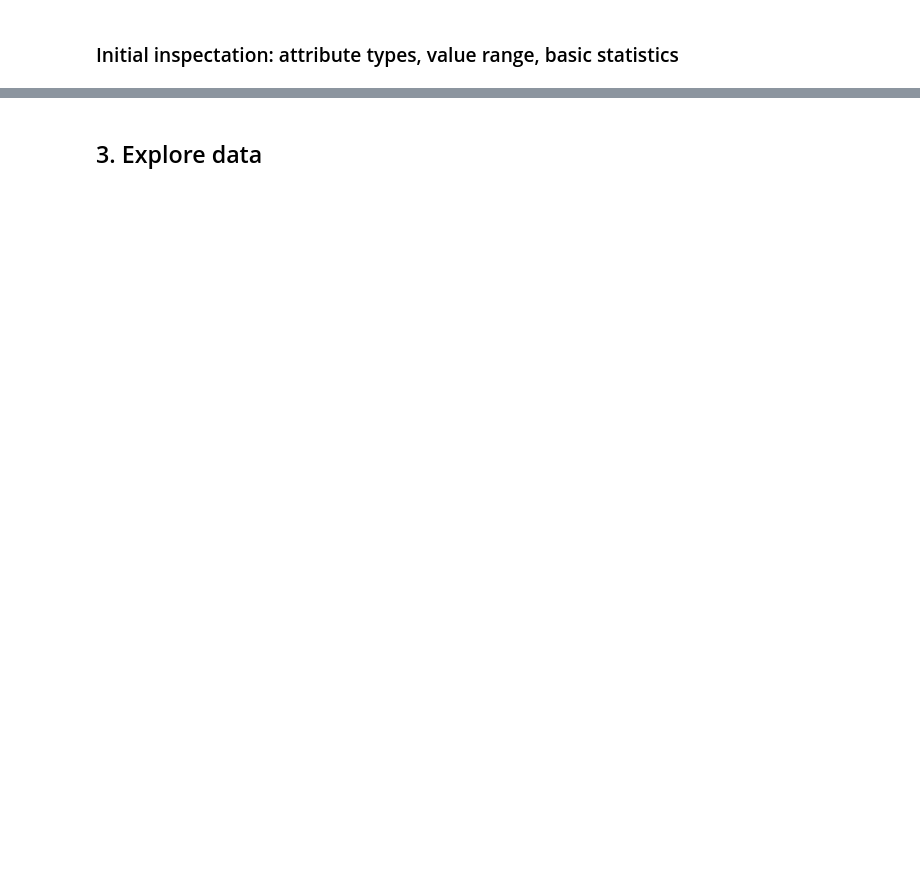
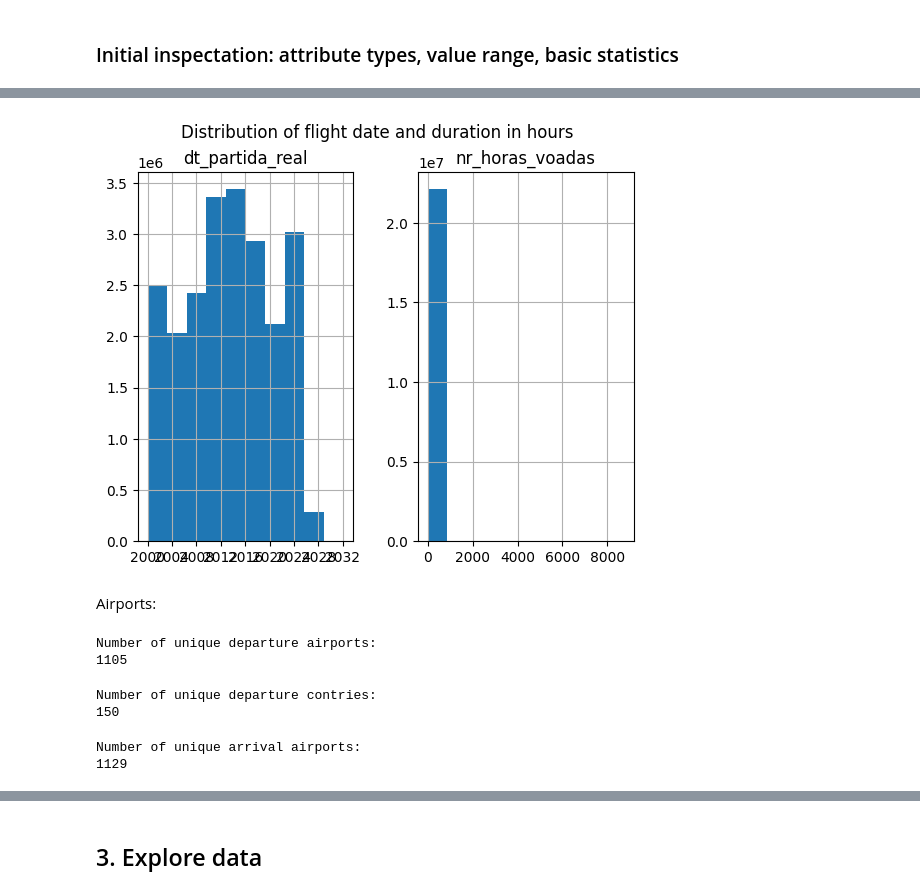
Before and after one commit to SavIvan24/Predicting-Monthly-Passenger-Air-Traffic-in-Brazil, a Jupyter notebook: data_understanding.ipynb, the cells around one changed output, grey strips where cells are left out. Cells and saved outputs as stored; diff of their text form; code cells hidden in the pictures; blank space fills up the shorter version.

```diff
--- a/data_understanding.ipynb
+++ b/data_understanding.ipynb
@@ -175,0 +243,16 @@ df.head()
+# %%
+chunk_size = 100000
+chunks = []
+
+reader = pd.read_csv(
+    'anac_brazil.csv',
+    usecols=['dt_partida_real', 'nr_horas_voadas'],
+    chunksize=chunk_size
+)
+
+for chunk in reader:
+    chunk['dt_partida_real'] = pd.to_datetime(chunk["dt_partida_real"], errors="coerce")
+    chunk['nr_horas_voadas'] = chunk['nr_horas_voadas'].str.replace(',', '.').astype(float)
+    chunks.append(chunk)
+
+temporal_features = pd.concat(chunks, ignore_index=True)
@@ -175,0 +271,8 @@ df.head()
+# %%
+temporal_features.hist()
+plt.suptitle("Distribution of flight date and duration in hours")
+plt.show()
+# %% [output]
+[figure, added]
+# %% [markdown]
+Airports:
@@ -175,0 +293,18 @@ df.head()
+# %%
+print('Number of unique departure airports:')
+print(airports['id_aerodromo_origem'].nunique())
+# %% [output]
+Number of unique departure airports:
+1105
+# %%
+print('Number of unique departure contries:')
+print(airports['nm_pais_origem'].nunique())
+# %% [output]
+Number of unique departure contries:
+150
+# %%
+print('Number of unique arrival airports:')
+print(airports['id_aerodromo_destino'].nunique())
+# %% [output]
+Number of unique arrival airports:
+1129
```
Also changed, not shown: parts of 39 cells of this notebook.
